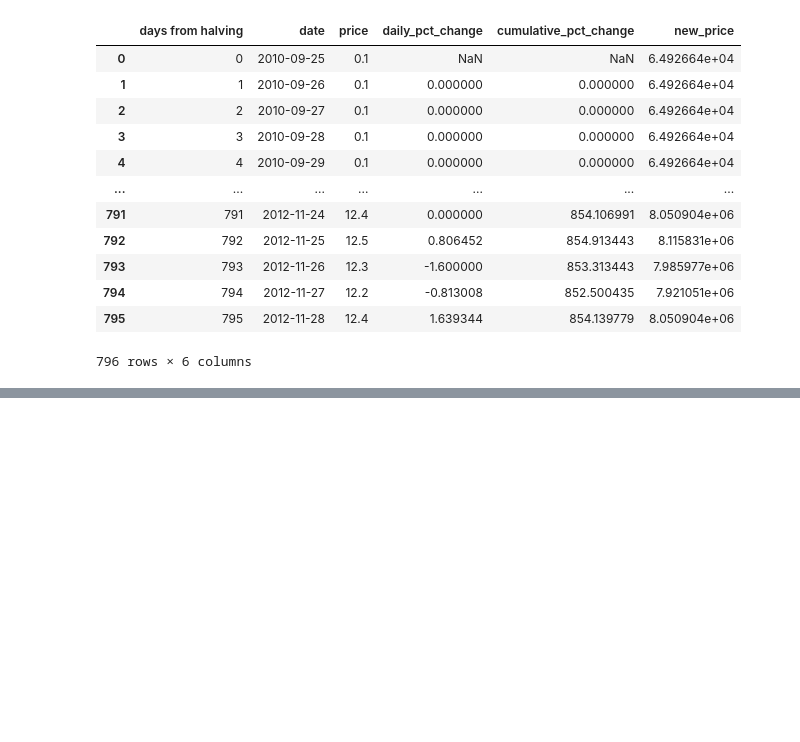
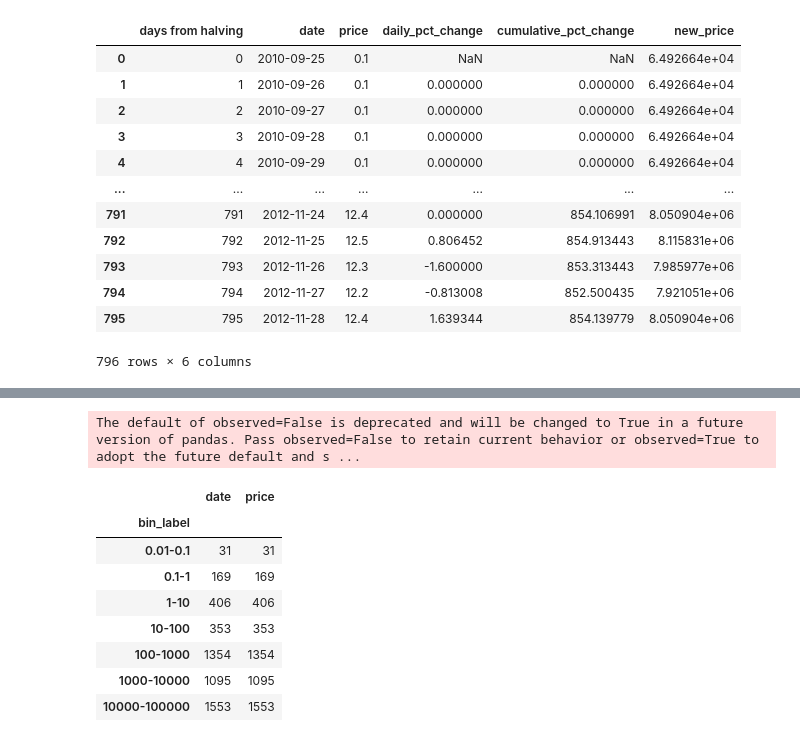
Before and after one commit to guevarch/BitcoinFinal, a Jupyter notebook: map2.ipynb, the cells around one changed output, grey strips where cells are left out. Saved outputs shown, nothing was run; the diff lists cells and outputs as text; code cells hidden in the pictures; blank space fills up the shorter version.

```diff
--- a/map2.ipynb
+++ b/map2.ipynb
@@ -197,0 +285,21 @@ fig.show()
+# %%
+import pandas as pd
+
+# Assuming the average_price variable contains the DataFrame
+# with the 'bin_labels' column
+
+# Group by 'bin_labels' and count the occurrences
+count_by_bin = days_df.groupby('bin_label').count()
+
+count_by_bin
+# %% [output]
+The default of observed=False is deprecated and will be changed to True in a future version of pandas. Pass observed=False to retain current behavior or observed=True to adopt the future default and s ...
+|  | date | price |
+| bin_label |  |  |
+| 0.01-0.1 | 31 | 31 |
+| 0.1-1 | 169 | 169 |
+| 1-10 | 406 | 406 |
+| 10-100 | 353 | 353 |
+| 100-1000 | 1354 | 1354 |
+| 1000-10000 | 1095 | 1095 |
+| 10000-100000 | 1553 | 1553 |
```
Also changed, not shown: parts of 7 cells of this notebook, 2 other files.
